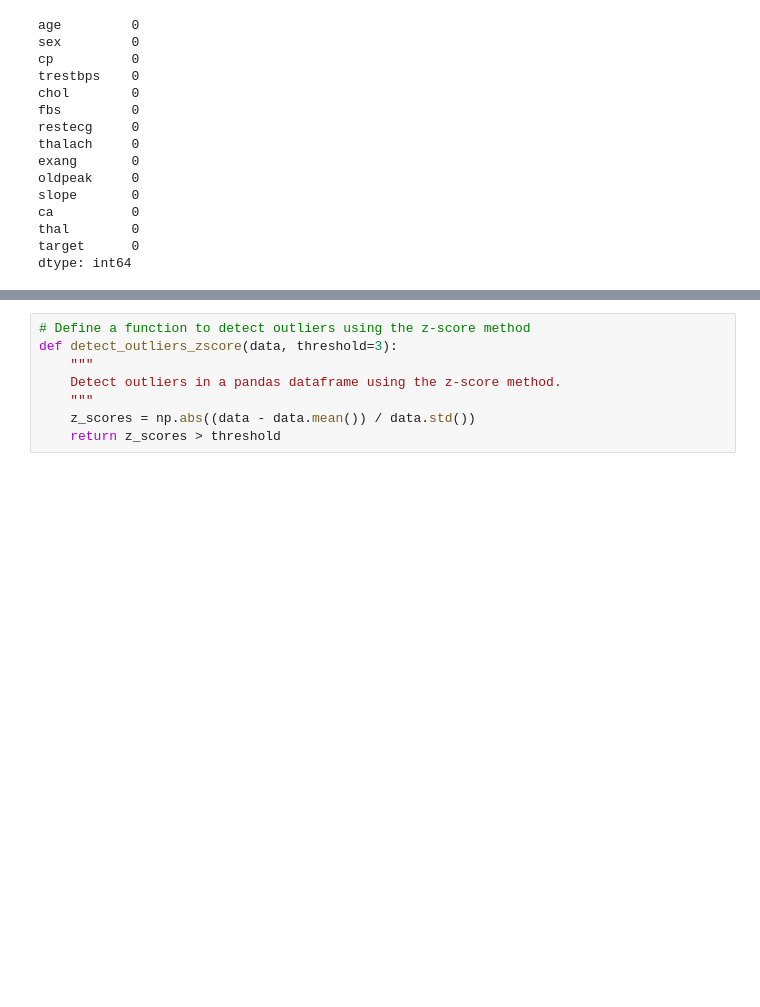
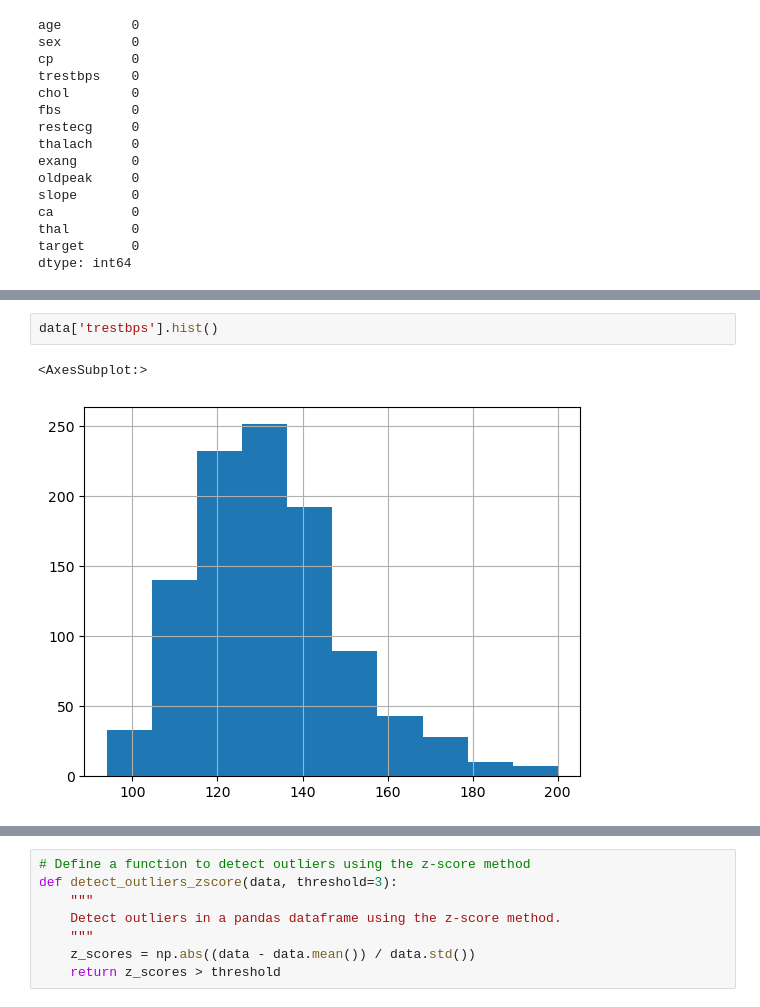
Before and after one commit to FiNiX-GaMmA/heart_diesease_ml_project, a Jupyter notebook: heart-disease-prediction-workbench.ipynb, the cells around one changed output, grey strips where cells are left out. Cells and saved outputs as stored; diff of their text form; blank space fills up the shorter version.

```diff
--- a/heart-disease-prediction-workbench.ipynb
+++ b/heart-disease-prediction-workbench.ipynb
@@ -98,0 +119,5 @@ dtype: int64
+# %%
+data['trestbps'].hist()
+# %% [output]
+<AxesSubplot:>
+[figure, added]
```
Also changed, not shown: parts of 14 cells of this notebook.
